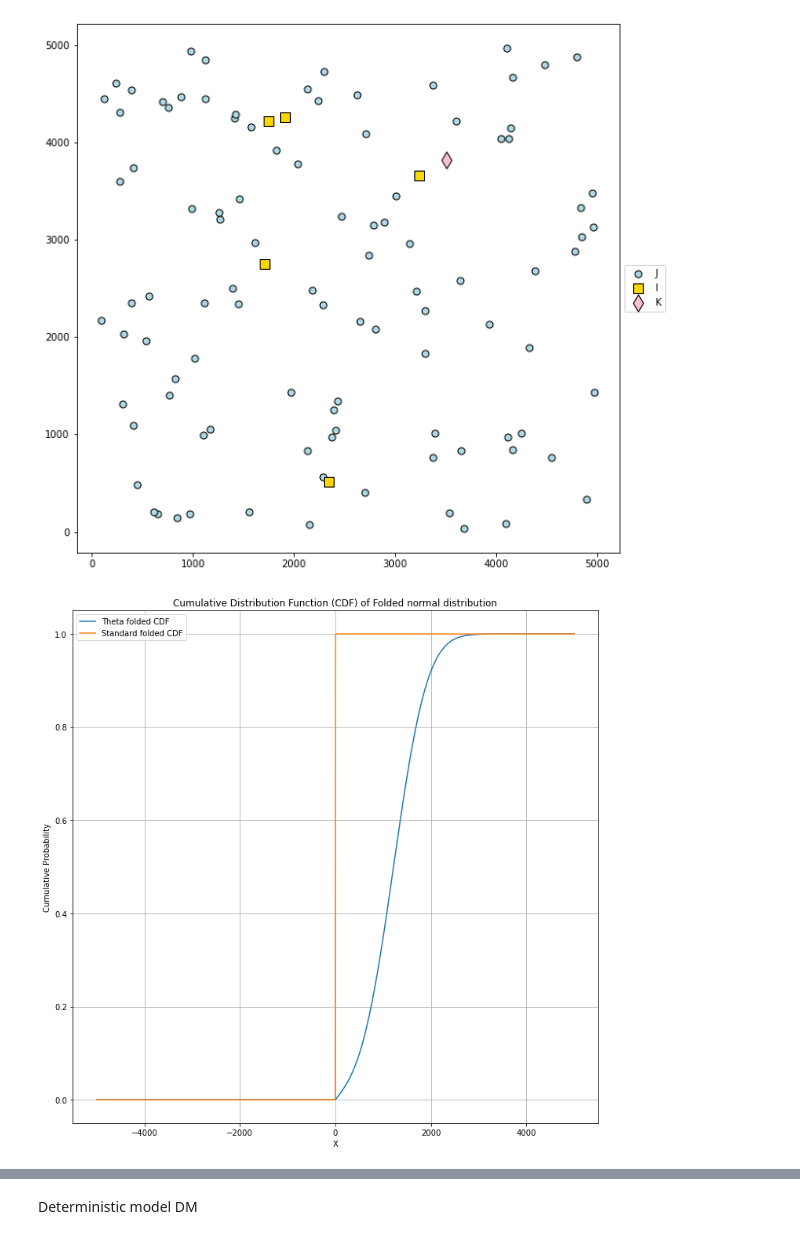
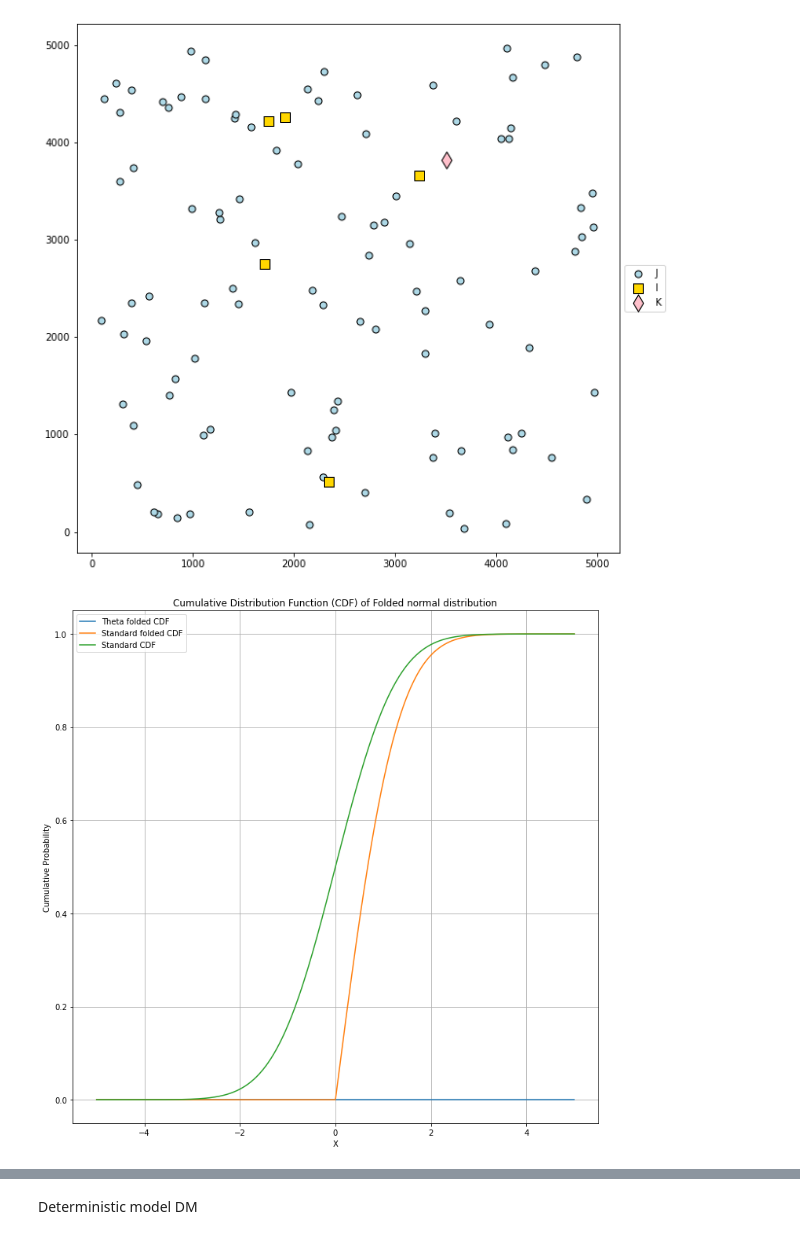
Before and after one commit to petrenaa/Stochastic_Programming_Relaxations, a Jupyter notebook: CODE.ipynb, the cells around one changed output, grey strips where cells are left out. Drawn from its saved outputs; the diff is of its cells as text; code cells hidden in the pictures.

```diff
--- a/CODE.ipynb
+++ b/CODE.ipynb
@@ -306,34 +306,34 @@ def softtime(model, where):
 # %%
 mean = {i : random.uniform(500, 3000) for i in I.index}
 std_dev = {i : random.uniform(100, 800) for i in I.index}
 
 #Define random variable
 
 theta_ran_i = {}
 for i in list(I.index):
-    theta_ran_i[i] = foldnorm(c=mean[i]/std_dev[i], scale=std_dev[i])
+    theta_ran_i[i] = foldnorm(c=0, loc=mean[i], scale=std_dev[i])
 
 #Define deterministic theta
 theta_det = {}
 for i in I.index:
     theta_det[i] = theta_ran_i[i].rvs(1)[0]
 
-x = np.linspace(-5000, 5000, 1000)  # Generate 1000 points from 0 to 5
+x = np.linspace(-5, 5, 1000)  # Generate 1000 points from 0 to 5
 cdf = theta_ran_i['i3'].cdf(x)
-cdf_foldnorm = foldnorm.cdf(x, c=0, scale=1)
+cdf_foldnorm = foldnorm.cdf(x, c=0, loc=0, scale=1)
 cdf_norm = norm.cdf(x, loc=0, scale=1)
 plt.figure(figsize=(12, 12))
 plt.plot(x, cdf, label='Theta folded CDF')
 plt.plot(x, cdf_foldnorm, label='Standard folded CDF')
-#plt.plot(x, cdf_norm, label='Standard CDF')
+plt.plot(x, cdf_norm, label='Standard CDF')
 plt.title('Cumulative Distribution Function (CDF) of Folded normal distribution')
 plt.xlabel('X')
 plt.ylabel('Cumulative Probability')
 plt.grid(True)
 plt.legend()
 plt.show()
 # %% [output]
-[figure, old version]
+[figure, new version]
 # %%
 # Define the parameters for the folded normal distribution
 
```
Also changed, not shown: parts of 7 cells of this notebook.
